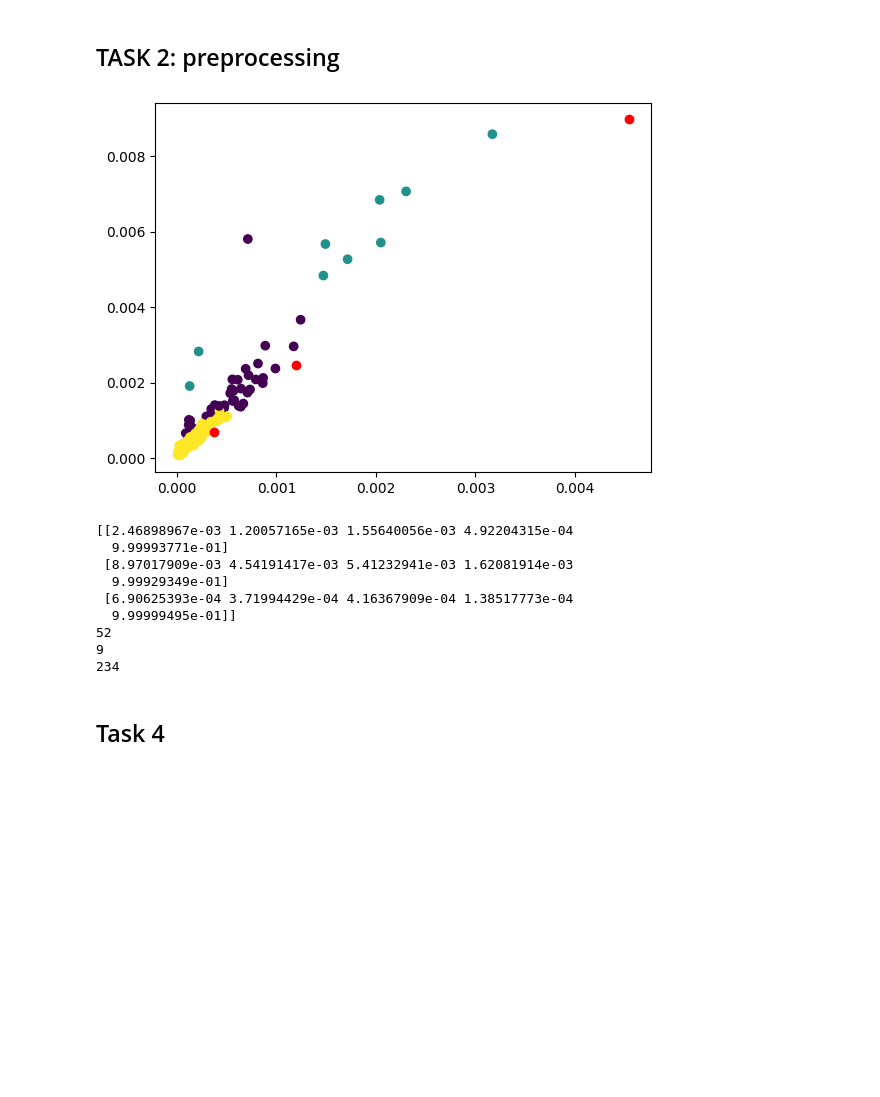
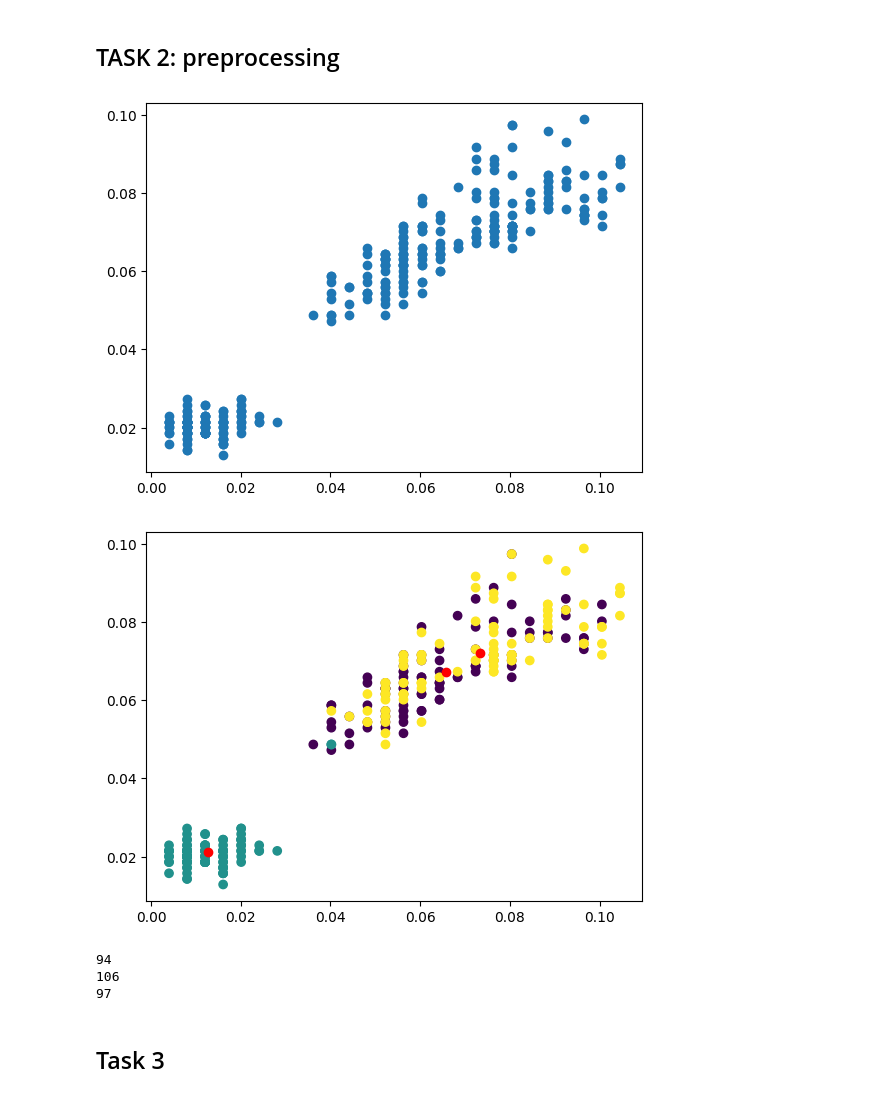
Before and after one commit to Catafal/Data-Mining-I, a Jupyter notebook: Assignement III/assignement_3.ipynb, the cells around one changed output. Drawn from its saved outputs; the diff is of its cells as text; code cells hidden in the pictures; blank space fills up the shorter version.

```diff
--- a/Assignement III/assignement_3.ipynb
+++ b/Assignement III/assignement_3.ipynb
@@ -69,39 +82,37 @@ They don't coincide with the previously mentioned groups
 # %% [markdown]
 ## TASK 2: preprocessing
 # %%
-ndata = preprocessing.normalize(data)
+z_scores = np.abs(stats.zscore(data))
+outliers_mask = (z_scores < 3).all(axis=1)
+data_clean = data[outliers_mask]
+data_ = data_clean.to_numpy()
 
+data_clean = preprocessing.normalize(data_, axis = 0)
+
+plt.scatter(data_clean[:, 3], data_clean[:, 2])
+plt.show()
 from scipy import stats
 
-z_scores = np.abs(stats.zscore(ndata))
-outliers_mask = (z_scores < 3).all(axis=1)
-data_clean = ndata[outliers_mask]
-#display(ndata)
-#display(data_clean)
+
 
 kmeans = cluster.KMeans(n_clusters=3)
 kmeans.fit(data_clean)
 
 plt.scatter(data_clean[:, 3], data_clean[:, 2], c=kmeans.labels_, cmap='viridis')
-plt.scatter(kmeans.cluster_centers_[:,1], kmeans.cluster_centers_[:, 0], c = 'r')
+plt.scatter(kmeans.cluster_centers_[:,3], kmeans.cluster_centers_[:, 2], c = 'r')
 plt.show()
-print(kmeans.cluster_centers_)
+
 print(kmeans.labels_.tolist().count(0))
 print(kmeans.labels_.tolist().count(1))
 print(kmeans.labels_.tolist().count(2))
 # %% [output]
-[figure, old version]
+[figure, new version]
+[figure, added]
-[[2.46898967e-03 1.20057165e-03 1.55640056e-03 4.92204315e-04
-  9.99993771e-01]
- [8.97017909e-03 4.54191417e-03 5.41232941e-03 1.62081914e-03
-  9.99929349e-01]
- [6.90625393e-04 3.71994429e-04 4.16367909e-04 1.38517773e-04
-  9.99999495e-01]]
-52
-9
-234
+94
+106
+97
 # %% [markdown]
-## Task 4
+## Task 3
 # %%
 from sklearn import metrics
 for k in range(2, 10):
```
Also changed, not shown: parts of 3 cells of this notebook.
